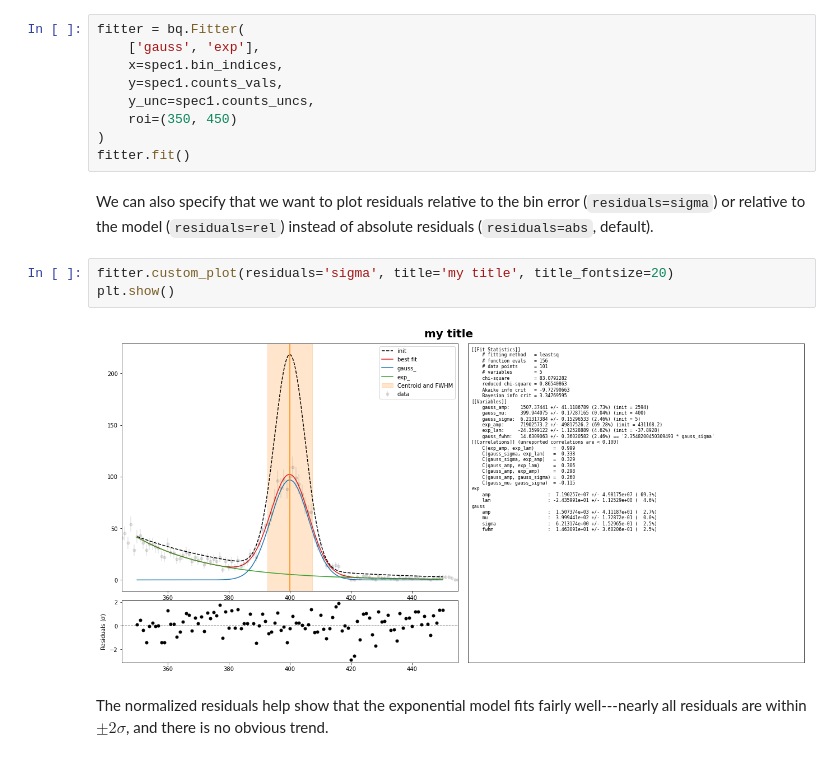
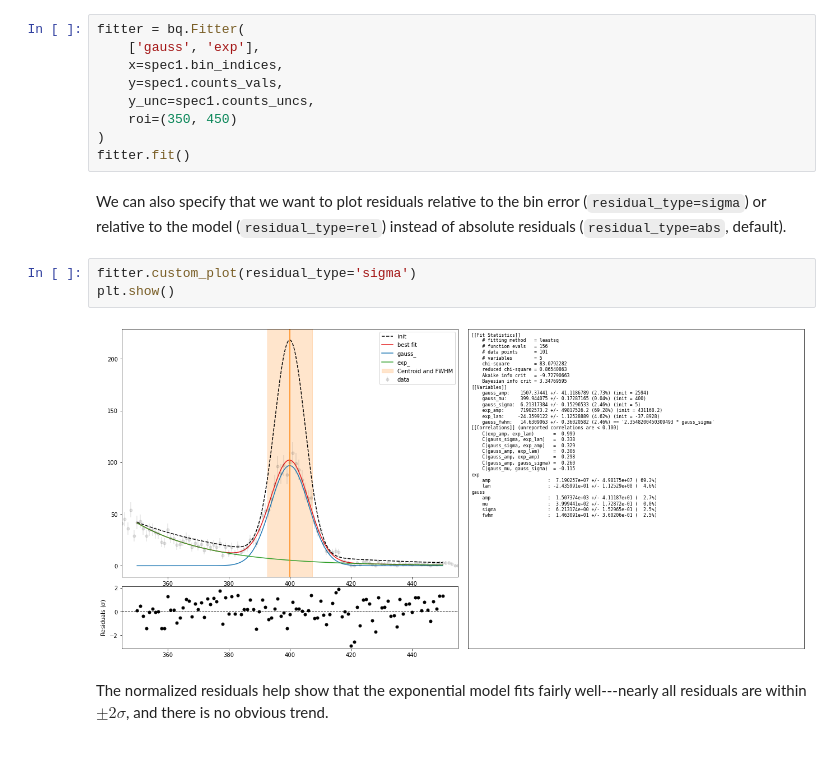
Before and after one commit to lbl-anp/becquerel, a Jupyter notebook: examples/fitting.ipynb, the cells around one changed output. Cells and saved outputs as stored; diff of their text form.

```diff
--- a/examples/fitting.ipynb
+++ b/examples/fitting.ipynb
@@ -61,11 +61,11 @@ fitter = bq.Fitter(
 )
 fitter.fit()
 # %% [markdown]
-We can also specify that we want to plot residuals relative to the bin error (`residuals=sigma`) or relative to the model (`residuals=rel`) instead of absolute residuals (`residuals=abs`, default).
+We can also specify that we want to plot residuals relative to the bin error (`residual_type=sigma`) or relative to the model (`residual_type=rel`) instead of absolute residuals (`residual_type=abs`, default).
 # %%
-fitter.custom_plot(residuals='sigma', title='my title', title_fontsize=20)
+fitter.custom_plot(residual_type='sigma')
 plt.show()
 # %% [output]
-[figure, old version]
+[figure, new version]
 # %% [markdown]
 The normalized residuals help show that the exponential model fits fairly well---nearly all residuals are within $\pm2\sigma$, and there is no obvious trend.
```
